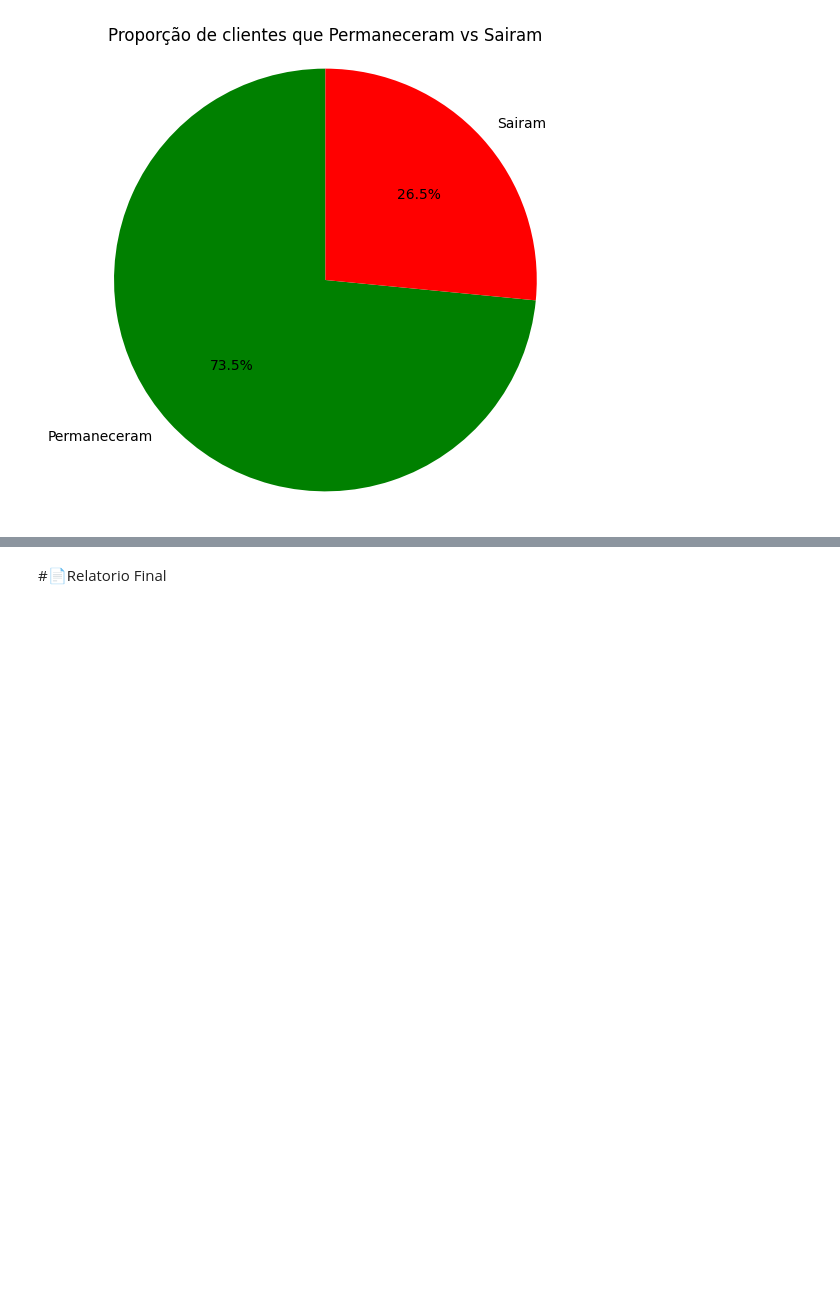
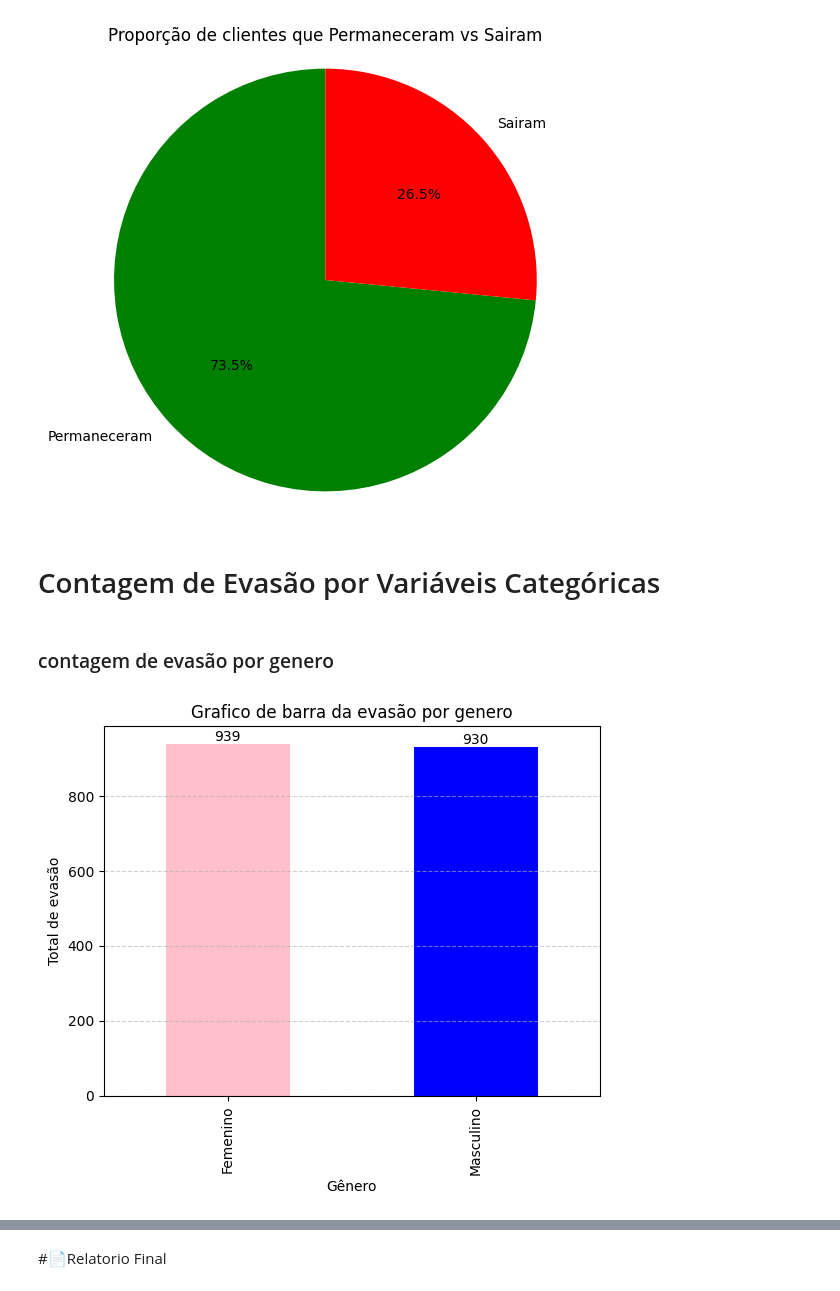
Before and after one commit to FranPomba/challenge_2_telecomX_br, a Jupyter notebook: telecomx_br.ipynb, the cells around one changed output, grey strips where cells are left out. Cells and saved outputs as stored; diff of their text form; code cells hidden in the pictures; blank space fills up the shorter version.

Commit message:
analise da evasao por genero

```diff
--- a/telecomx_br.ipynb
+++ b/telecomx_br.ipynb
@@ -214,3 +202,23 @@ plt.axis('equal')
 plt.show()
 # %% [output]
 [figure]
+# %% [markdown]
+# Contagem de Evasão por Variáveis Categóricas
+# %% [markdown]
+### contagem de evasão por genero
+# %%
+dados_final["gender"].replace({"Female": "Femenino", "Male": "Masculino"}, inplace=True)
+# %%
+contagem_churn_genero = dados_final.groupby("gender")["Churn"]
+# %%
+contagem_churn_genero.sum().plot(kind="bar", color=["pink", "blue"])
+plt.title("Grafico de barra da evasão por genero")
+plt.ylabel('Total de evasão')
+plt.xlabel('Gênero')
+plt.grid(axis='y', linestyle='--', alpha=0.6)
+for i, v in enumerate(contagem_churn_genero.sum()):
+    plt.text(i, v + 0.5, str(int(v)), ha='center', va='bottom', fontsize=10)
+
+plt.show()
+# %% [output]
+[figure, added]
```
Also changed, not shown: parts of 9 cells of this notebook, 1 other file.
